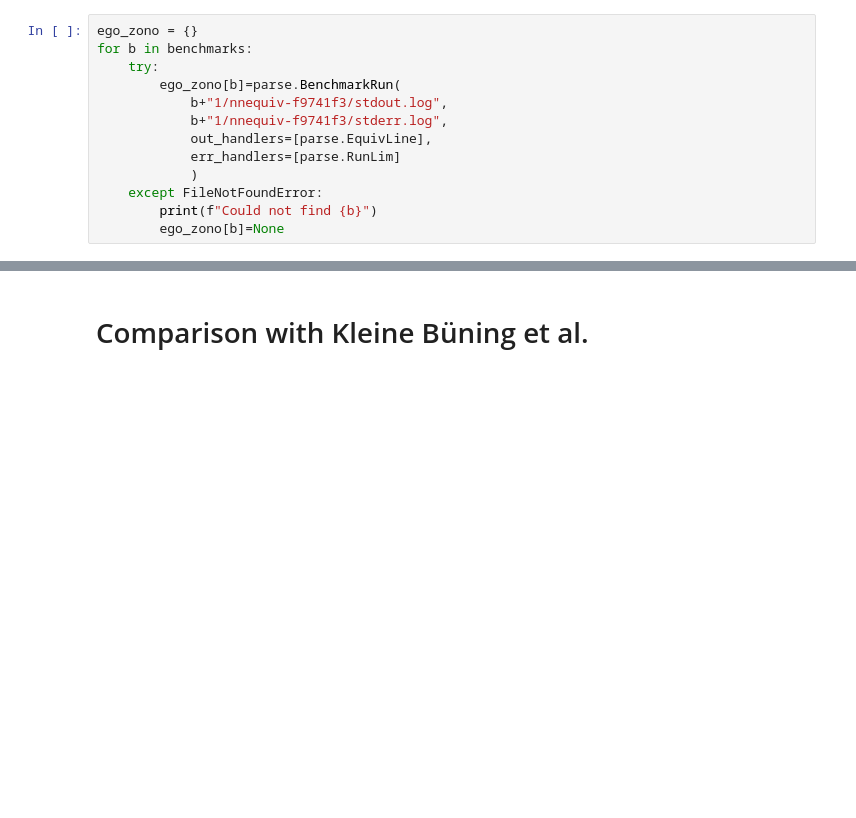
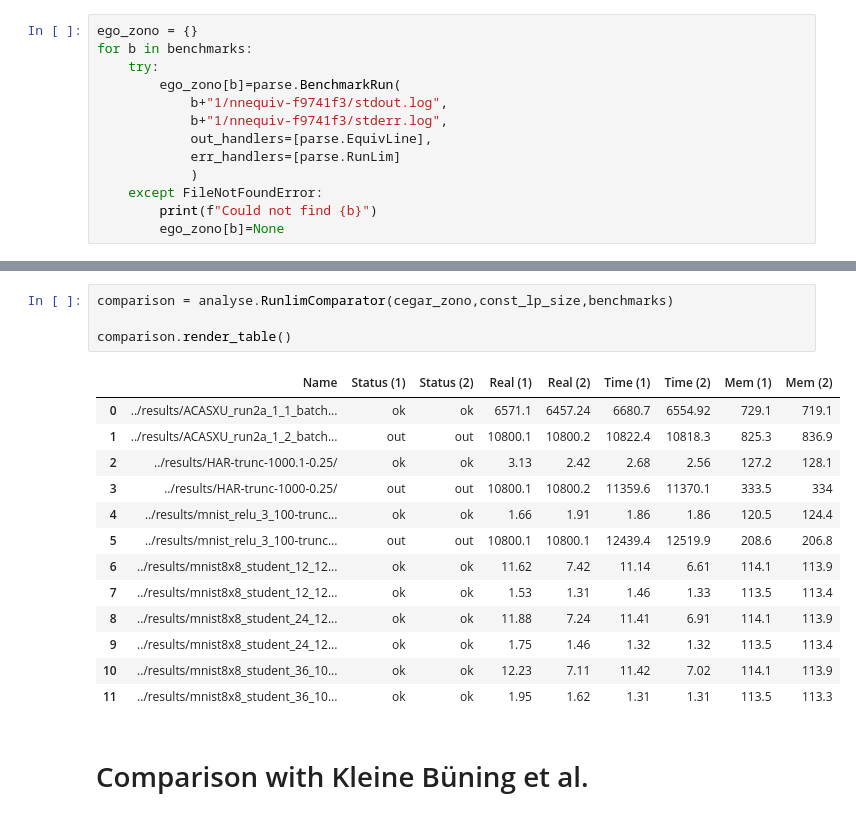
Before and after one commit to samysweb/nnequiv-experiments, a Jupyter notebook: analysis/Solved Instances.ipynb, the cells around one changed output, grey strips where cells are left out. Drawn from its saved outputs; the diff is of its cells as text; blank space fills up the shorter version.

```diff
--- a/analysis/Solved Instances.ipynb
+++ b/analysis/Solved Instances.ipynb
@@ -157,3 +122,21 @@ We need to rerun epsilon experiments due to bug...
+# %%
+comparison = analyse.RunlimComparator(cegar_zono,const_lp_size,benchmarks)
+
+comparison.render_table()
+# %% [output]
+|  | Name | Status (1) | Status (2) | Real (1) | Real (2) | Time (1) | Time (2) | Mem (1) | Mem (2) |
+| 0 | ../results/ACASXU_run2a_1_1_batch... | ok | ok | 6571.1 | 6457.24 | 6680.7 | 6554.92 | 729.1 | 719.1 |
+| 1 | ../results/ACASXU_run2a_1_2_batch... | out | out | 10800.1 | 10800.2 | 10822.4 | 10818.3 | 825.3 | 836.9 |
+| 2 | ../results/HAR-trunc-1000.1-0.25/ | ok | ok | 3.13 | 2.42 | 2.68 | 2.56 | 127.2 | 128.1 |
+| 3 | ../results/HAR-trunc-1000-0.25/ | out | out | 10800.1 | 10800.2 | 11359.6 | 11370.1 | 333.5 | 334 |
+| 4 | ../results/mnist_relu_3_100-trunc... | ok | ok | 1.66 | 1.91 | 1.86 | 1.86 | 120.5 | 124.4 |
+| 5 | ../results/mnist_relu_3_100-trunc... | out | out | 10800.1 | 10800.1 | 12439.4 | 12519.9 | 208.6 | 206.8 |
+| 6 | ../results/mnist8x8_student_12_12... | ok | ok | 11.62 | 7.42 | 11.14 | 6.61 | 114.1 | 113.9 |
+| 7 | ../results/mnist8x8_student_12_12... | ok | ok | 1.53 | 1.31 | 1.46 | 1.33 | 113.5 | 113.4 |
+| 8 | ../results/mnist8x8_student_24_12... | ok | ok | 11.88 | 7.24 | 11.41 | 6.91 | 114.1 | 113.9 |
+| 9 | ../results/mnist8x8_student_24_12... | ok | ok | 1.75 | 1.46 | 1.32 | 1.32 | 113.5 | 113.4 |
+| 10 | ../results/mnist8x8_student_36_10... | ok | ok | 12.23 | 7.11 | 11.42 | 7.02 | 114.1 | 113.9 |
+| 11 | ../results/mnist8x8_student_36_10... | ok | ok | 1.95 | 1.62 | 1.31 | 1.31 | 113.5 | 113.3 |
 # %% [markdown]
 # Comparison with Kleine Büning et al.
 # %%
```
Also changed, not shown: parts of 13 cells of this notebook.
